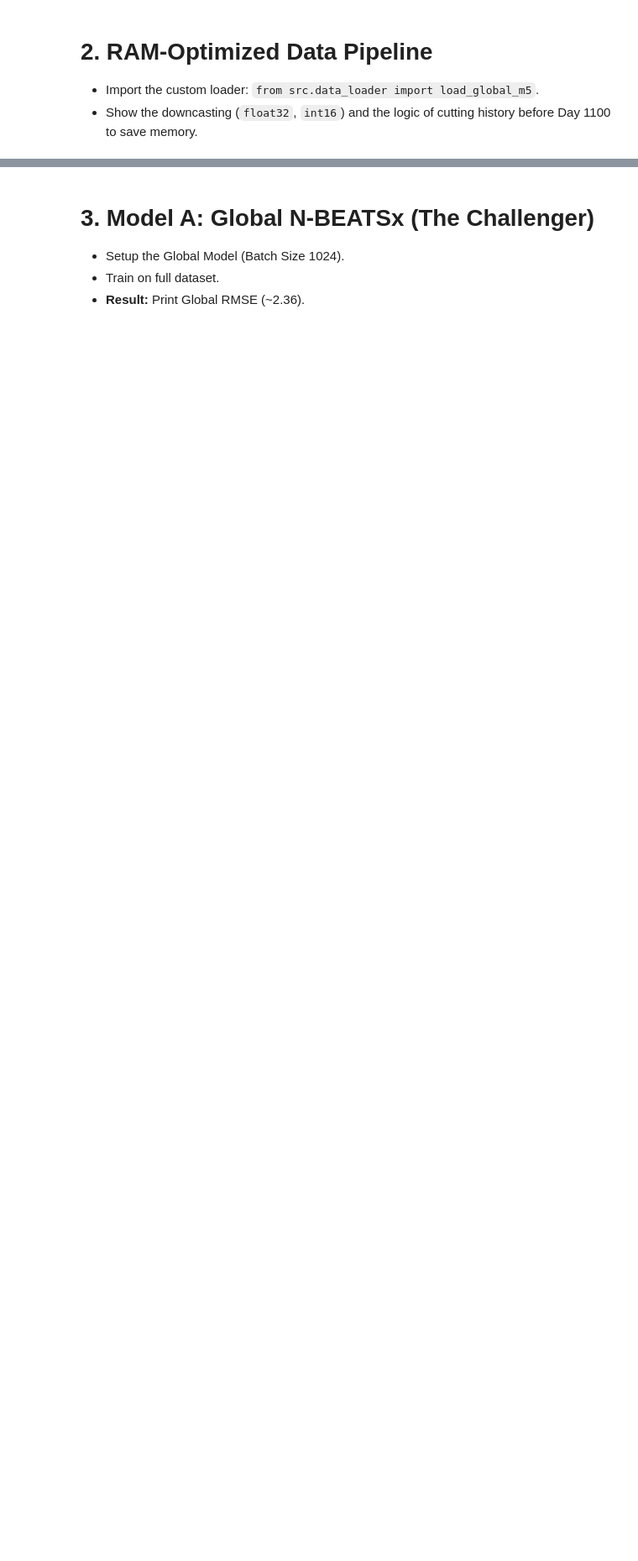
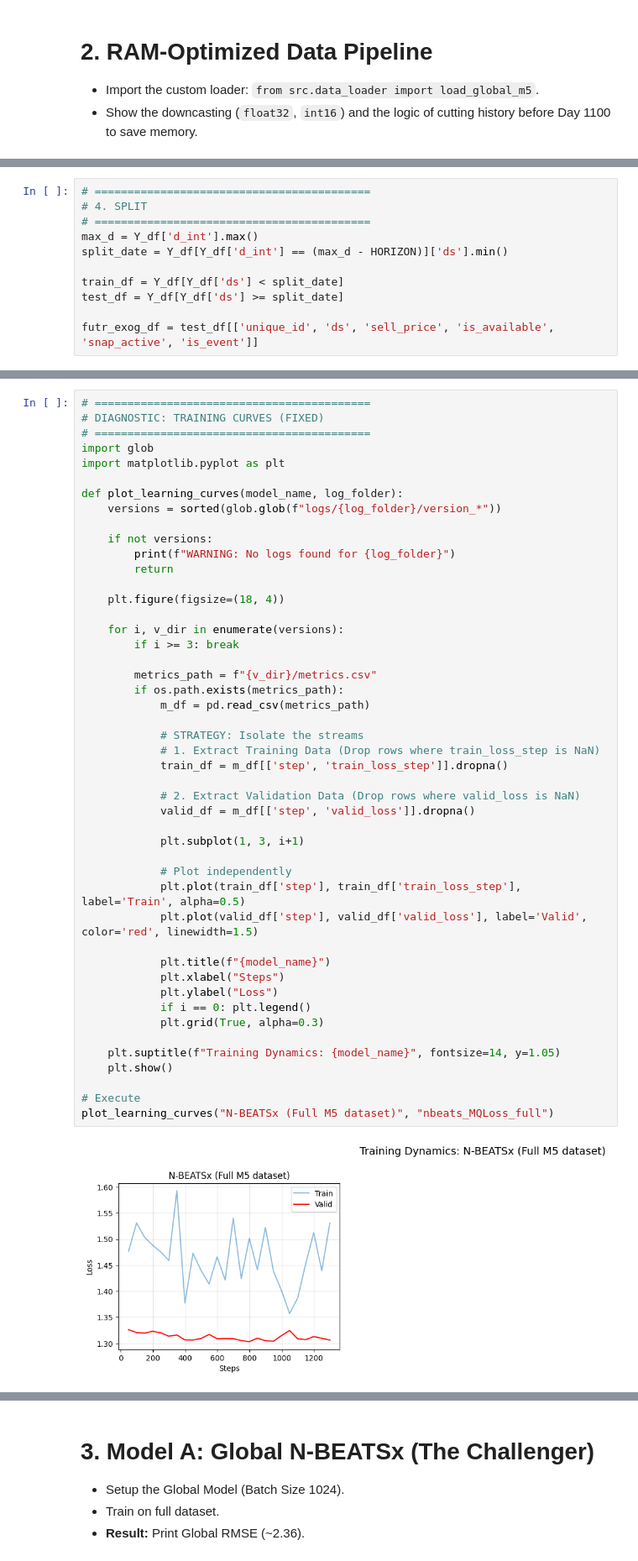
Before and after one commit to Zak-Las/Walmart-Demand-Forcasting, a Jupyter notebook: Notebooks/02_global_scale.ipynb, the cells around one changed output, grey strips where cells are left out. Shown at 84% size. Cells and saved outputs as stored; diff of their text form; blank space fills up the shorter version.

```diff
--- a/Notebooks/02_global_scale.ipynb
+++ b/Notebooks/02_global_scale.ipynb
@@ -9,0 +190,11 @@
+# %%
+# ==========================================
+# 4. SPLIT
+# ==========================================
+max_d = Y_df['d_int'].max()
+split_date = Y_df[Y_df['d_int'] == (max_d - HORIZON)]['ds'].min()
+
+train_df = Y_df[Y_df['ds'] < split_date]
+test_df = Y_df[Y_df['ds'] >= split_date]
+
+futr_exog_df = test_df[['unique_id', 'ds', 'sell_price', 'is_available', 'snap_active', 'is_event']]
@@ -9,0 +319,49 @@
+# %%
+# ==========================================
+# DIAGNOSTIC: TRAINING CURVES (FIXED)
+# ==========================================
+import glob
+import matplotlib.pyplot as plt
+
+def plot_learning_curves(model_name, log_folder):
+    versions = sorted(glob.glob(f"logs/{log_folder}/version_*"))
+
+    if not versions:
+        print(f"WARNING: No logs found for {log_folder}")
+        return
+
+    plt.figure(figsize=(18, 4))
+
+    for i, v_dir in enumerate(versions):
+        if i >= 3: break
+
+        metrics_path = f"{v_dir}/metrics.csv"
+        if os.path.exists(metrics_path):
+            m_df = pd.read_csv(metrics_path)
+
+            # STRATEGY: Isolate the streams
+            # 1. Extract Training Data (Drop rows where train_loss_step is NaN)
+            train_df = m_df[['step', 'train_loss_step']].dropna()
+
+            # 2. Extract Validation Data (Drop rows where valid_loss is NaN)
+            valid_df = m_df[['step', 'valid_loss']].dropna()
+
+            plt.subplot(1, 3, i+1)
+
+            # Plot independently
+            plt.plot(train_df['step'], train_df['train_loss_step'], label='Train', alpha=0.5)
+            plt.plot(valid_df['step'], valid_df['valid_loss'], label='Valid', color='red', linewidth=1.5)
+
+            plt.title(f"{model_name}")
+            plt.xlabel("Steps")
+            plt.ylabel("Loss")
+            if i == 0: plt.legend()
+            plt.grid(True, alpha=0.3)
+
+    plt.suptitle(f"Training Dynamics: {model_name}", fontsize=14, y=1.05)
+    plt.show()
+
+# Execute
+plot_learning_curves("N-BEATSx (Full M5 dataset)", "nbeats_MQLoss_full")
+# %% [output]
+[figure, added]
```
Also changed, not shown: parts of 17 cells of this notebook, 4 other files.
